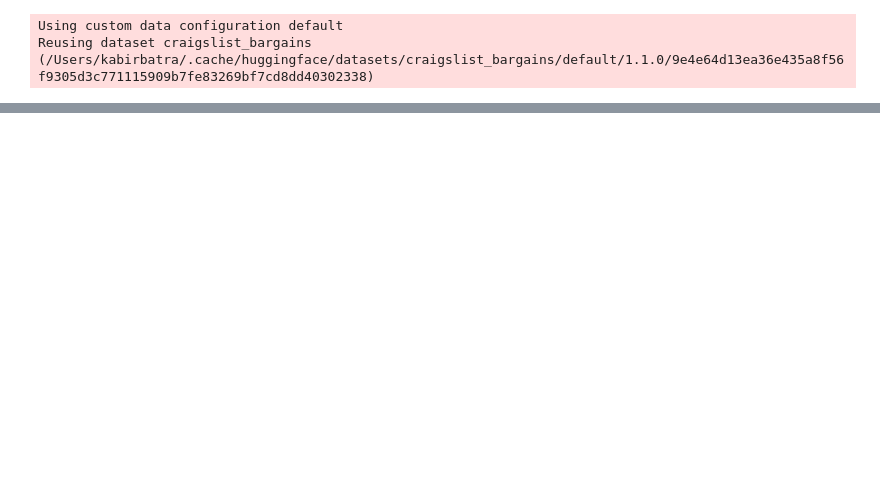
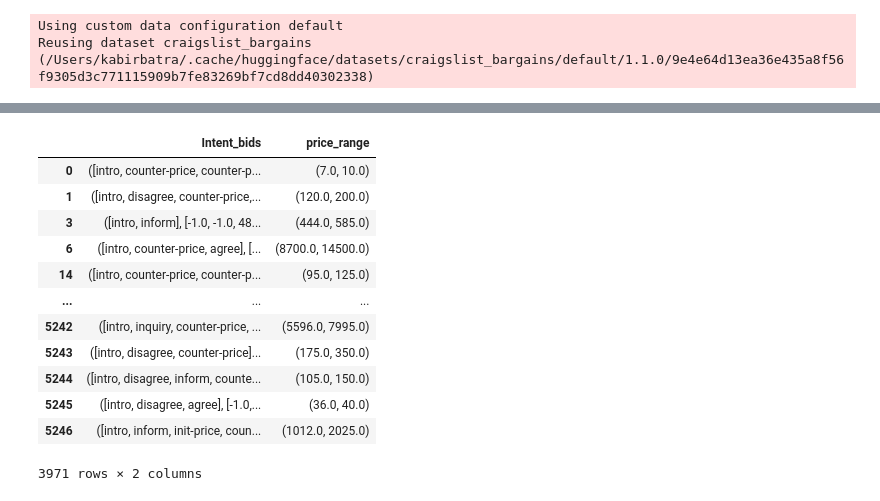
Before and after one commit to NirajNair/Negotiation-Bot, a Jupyter notebook: price_preprocess.ipynb, the cells around one changed output, grey strips where cells are left out. Cells and saved outputs as stored; diff of their text form; code cells hidden in the pictures; blank space fills up the shorter version.

```diff
--- a/price_preprocess.ipynb
+++ b/price_preprocess.ipynb
@@ -12,3 +10,3 @@ discount
 # %%
-intents = ['intro','inquiry','init-price','counter-price','disagree']
+# intents = ['intro','inquiry','init-price','counter-price','disagree']
 # %%
@@ -39,0 +88,35 @@ def priceExtraction(value):
+# %%
+def mapIntentWithBids(agent_turn, intents, bids):
+    resIntent = []
+    resBid = []
+
+    for i in range(len(agent_turn)):
+        if intents[i] not in ['unknown','offer','vague-price']:
+            if agent_turn[i] == 0:
+                if intents[i] == 'intent':
+                    resIntent.append('intro')
+                else:
+                    resIntent.append(intents[i])
+            else:
+                resBid.append(bids[i])
+
+    return resIntent, resBid
+
+biddingData['Intent_bids'] = biddingData.apply(lambda x: mapIntentWithBids(x['agent_turn'],x['intents'],x['bids']), axis=1)
+# %%
+biddingData = biddingData[['Intent_bids','price_range']]
+biddingData
+# %% [output]
+|  | Intent_bids | price_range |
+| 0 | ([intro, counter-price, counter-p... | (7.0, 10.0) |
+| 1 | ([intro, disagree, counter-price,... | (120.0, 200.0) |
+| 3 | ([intro, inform], [-1.0, -1.0, 48... | (444.0, 585.0) |
+| 6 | ([intro, counter-price, agree], [... | (8700.0, 14500.0) |
+| 14 | ([intro, counter-price, counter-p... | (95.0, 125.0) |
+| ... | ... | ... |
+| 5242 | ([intro, inquiry, counter-price, ... | (5596.0, 7995.0) |
+| 5243 | ([intro, disagree, counter-price]... | (175.0, 350.0) |
+| 5244 | ([intro, disagree, inform, counte... | (105.0, 150.0) |
+| 5245 | ([intro, disagree, agree], [-1.0,... | (36.0, 40.0) |
+| 5246 | ([intro, inform, init-price, coun... | (1012.0, 2025.0) |
+3971 rows × 2 columns
```
Also changed, not shown: parts of 15 cells of this notebook.
